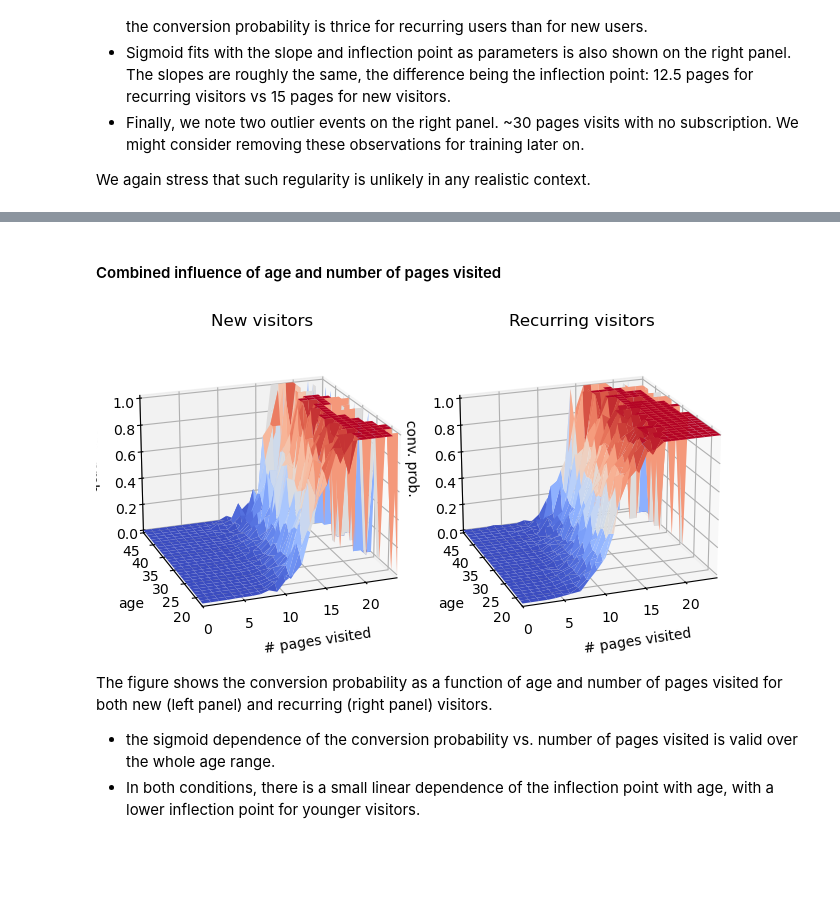
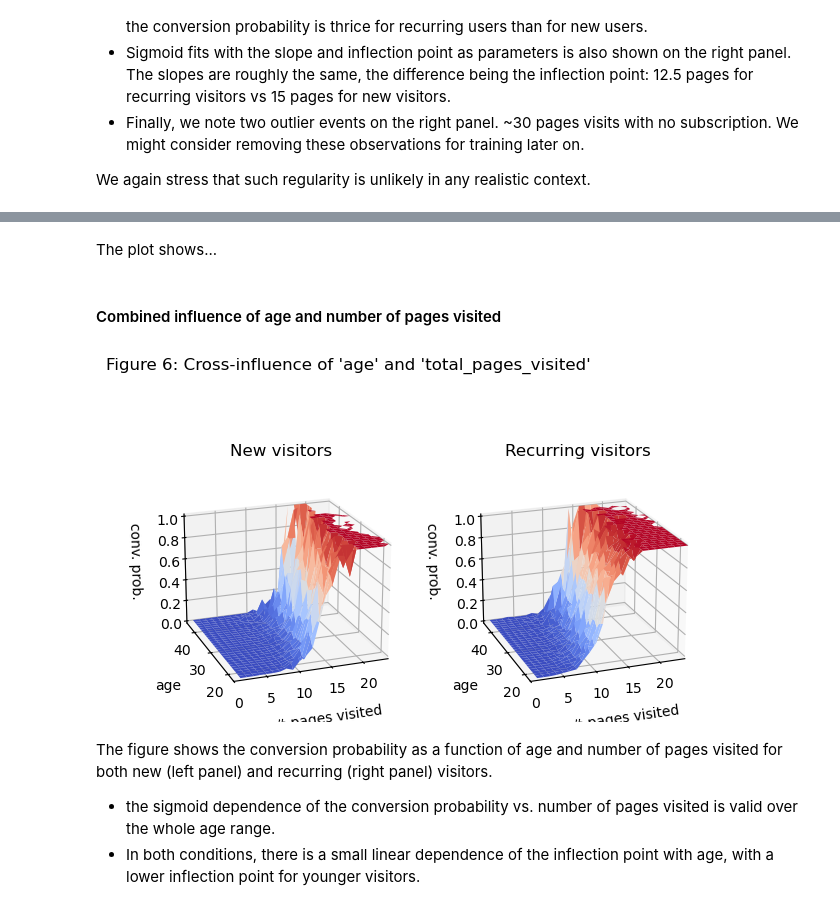
Before and after one commit to netesf13d/jedha-projects, a Jupyter notebook: 03-Machine_Learning/Conversion_rate_challenge/Conversion_rate_challenge.ipynb, the cells around one changed output, grey strips where cells are left out. Saved outputs shown, nothing was run; the diff lists cells and outputs as text; code cells hidden in the pictures; blank space fills up the shorter version.

```diff
--- a/03-Machine_Learning/Conversion_rate_challenge/Conversion_rate_challenge.ipynb
+++ b/03-Machine_Learning/Conversion_rate_challenge/Conversion_rate_challenge.ipynb
@@ -398,2 +493,4 @@ We again stress that such regularity is unlikely in any realistic context.
+# %% [markdown]
+The plot shows...
 # %% [markdown]
 #### Combined influence of age and number of pages visited
@@ -427,43 +497,48 @@ for (i, j), c in pconv_rec_counts_df.items():
+# %%
+new_user, npages = np.arange(80), np.arange(30)
+country, counts, pconv, std_pconv = prob_distrib(
+    df, group_by='new_user', variables=['age', 'total_pages_visited'],
+    xvals=[ages, npages])
 # %%
-x, y = np.meshgrid(np.arange(25), np.arange(17, 46))
+x, y = np.meshgrid(npages[:25], ages[17:46])
 
-fig4, axs4 = plt.subplots(
+fig6, axs6 = plt.subplots(
     nrows=1, ncols=2,
-    gridspec_kw={'left':0.1, 'right': 0.95, 'top': 0.9, 'bottom': 0.1},
-    subplot_kw=dict(projection='3d'),
-    layout='constrained')
+    gridspec_kw={'left': 0.1, 'right': 0.95, 'top': 0.9, 'bottom': 0.1},
+    subplot_kw=dict(projection='3d'))
+fig6.suptitle("Figure 6: Cross-influence of 'age' and 'total_pages_visited'", x=0.02, ha='left')
 
 # new visitors
-axs4[0].view_init(elev=20, azim=-110)
-surf = axs4[0].plot_surface(
-    x, y, pconv_new[17:46, :25], rstride=1, cstride=1, cmap='coolwarm',
+axs6[0].view_init(elev=20, azim=-110)
+surf = axs6[0].plot_surface(
+    x, y, pconv[1, 17:46, :25], rstride=1, cstride=1, cmap='coolwarm',
     linewidth=0, antialiased=True, shade=False)
 
-axs4[0].set_xlim(0, 24)
-axs4[0].set_ylim(17, 45)
-axs4[0].tick_params(pad=0)
-axs4[0].set_title('New visitors')
-axs4[0].set_xlabel('# pages visited')
-axs4[0].set_ylabel('age')
-axs4[0].set_zlabel('conv. prob.')
+axs6[0].set_xlim(0, 24)
+axs6[0].set_ylim(17, 45)
+axs6[0].tick_params(pad=0)
+axs6[0].set_title('New visitors')
+axs6[0].set_xlabel('# pages visited')
+axs6[0].set_ylabel('age')
+axs6[0].set_zlabel('conv. prob.')
 
 # recurring visitors
-axs4[1].view_init(elev=20, azim=-110)
-surf = axs4[1].plot_surface(
-    x, y, pconv_rec[17:46, :25], rstride=1, cstride=1, cmap='coolwarm',
+axs6[1].view_init(elev=20, azim=-110)
+surf = axs6[1].plot_surface(
+    x, y, pconv[0, 17:46, :25], rstride=1, cstride=1, cmap='coolwarm',
     linewidth=0, antialiased=True, shade=False)
 
-axs4[1].set_xlim(0, 24)
-axs4[1].set_ylim(17, 45)
-axs4[1].tick_params(pad=0)
-axs4[1].set_title('Recurring visitors')
-axs4[1].set_xlabel('# pages visited')
-axs4[1].set_ylabel('age')
-axs4[1].set_zlabel('conv. prob.')
+axs6[1].set_xlim(0, 24)
+axs6[1].set_ylim(17, 45)
+axs6[1].tick_params(pad=0)
+axs6[1].set_title('Recurring visitors')
+axs6[1].set_xlabel('# pages visited')
+axs6[1].set_ylabel('age')
+axs6[1].set_zlabel('conv. prob.')
 
 plt.show()
 # %% [output]
-[figure, old version]
+[figure, new version]
 # %% [markdown]
 The figure shows the conversion probability as a function of age and number of pages visited
 for both new (left panel) and recurring (right panel) visitors.
```
Also changed, not shown: parts of 49 cells of this notebook, 2 other files.
